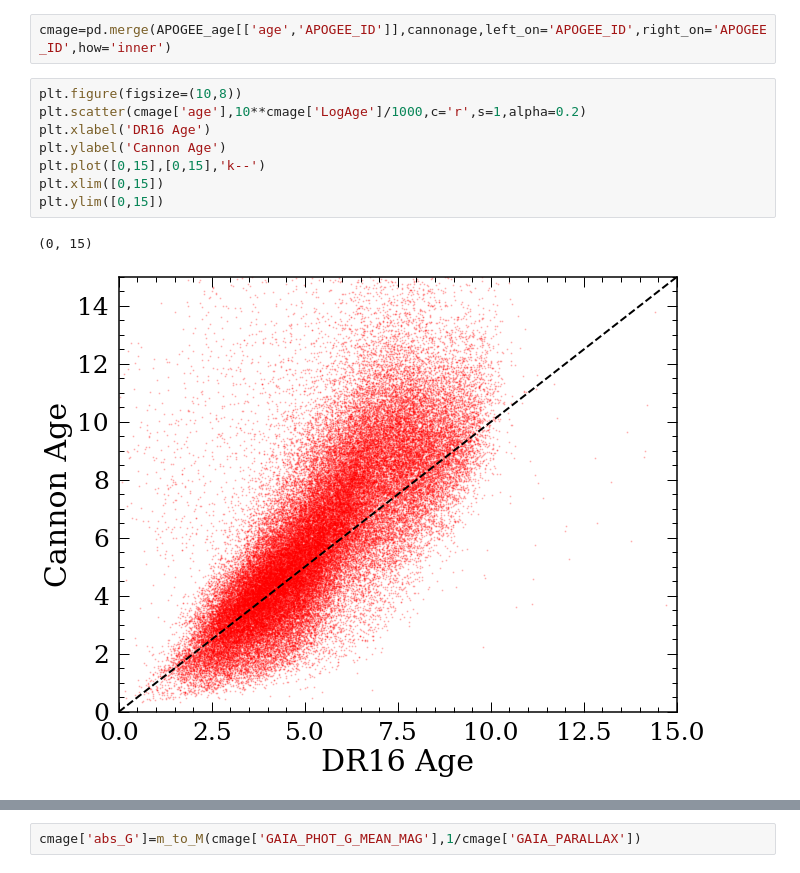
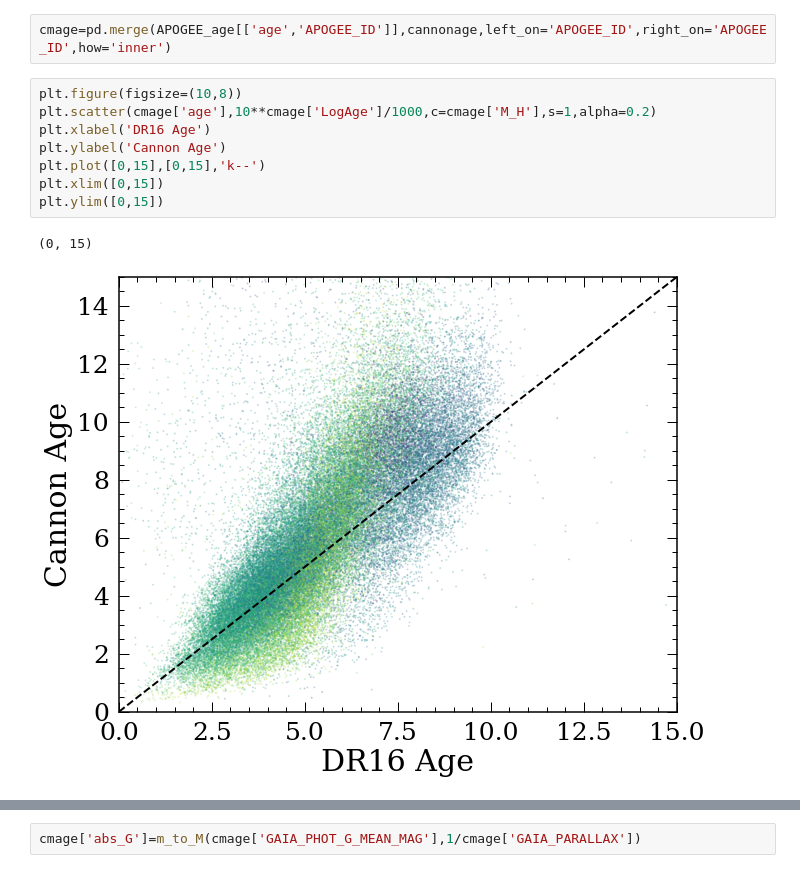
Before and after one commit to lyx12311/HighAlpha, a Jupyter notebook: CompAges.ipynb, the cells around one changed output, grey strips where cells are left out. Drawn from its saved outputs; the diff is of its cells as text.

```diff
--- a/CompAges.ipynb
+++ b/CompAges.ipynb
@@ -49,14 +49,14 @@ cannonage=pd.read_pickle('CannonDR16_cut.pkl')
 cmage=pd.merge(APOGEE_age[['age','APOGEE_ID']],cannonage,left_on='APOGEE_ID',right_on='APOGEE_ID',how='inner')
 # %%
 plt.figure(figsize=(10,8))
-plt.scatter(cmage['age'],10**cmage['LogAge']/1000,c='r',s=1,alpha=0.2)
+plt.scatter(cmage['age'],10**cmage['LogAge']/1000,c=cmage['M_H'],s=1,alpha=0.2)
 plt.xlabel('DR16 Age')
 plt.ylabel('Cannon Age')
 plt.plot([0,15],[0,15],'k--')
 plt.xlim([0,15])
 plt.ylim([0,15])
 # %% [output]
 (0, 15)
-[figure, old version]
+[figure, new version]
 # %%
 plt.figure(figsize=(20,8))
```
Also changed, not shown: parts of 15 cells of this notebook, 1 other file.
